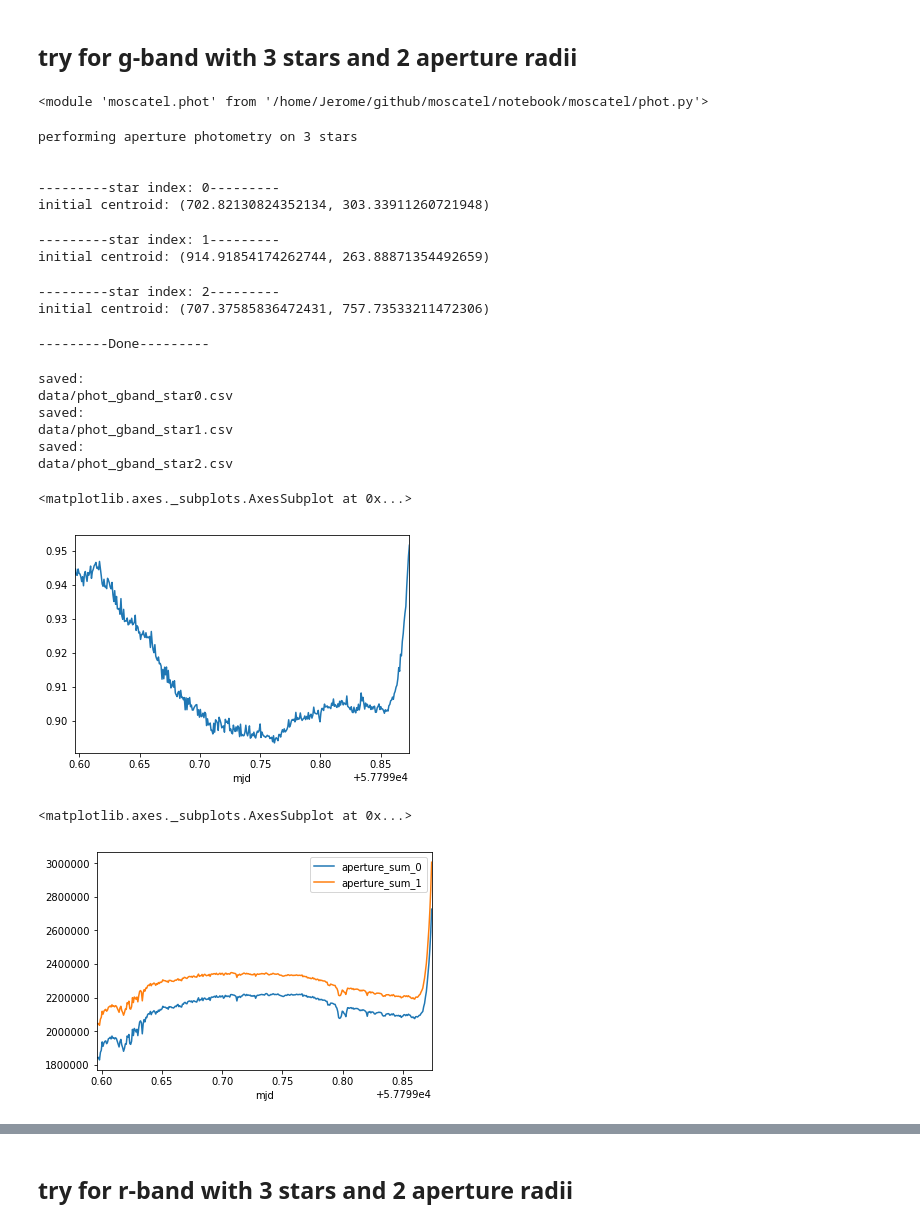
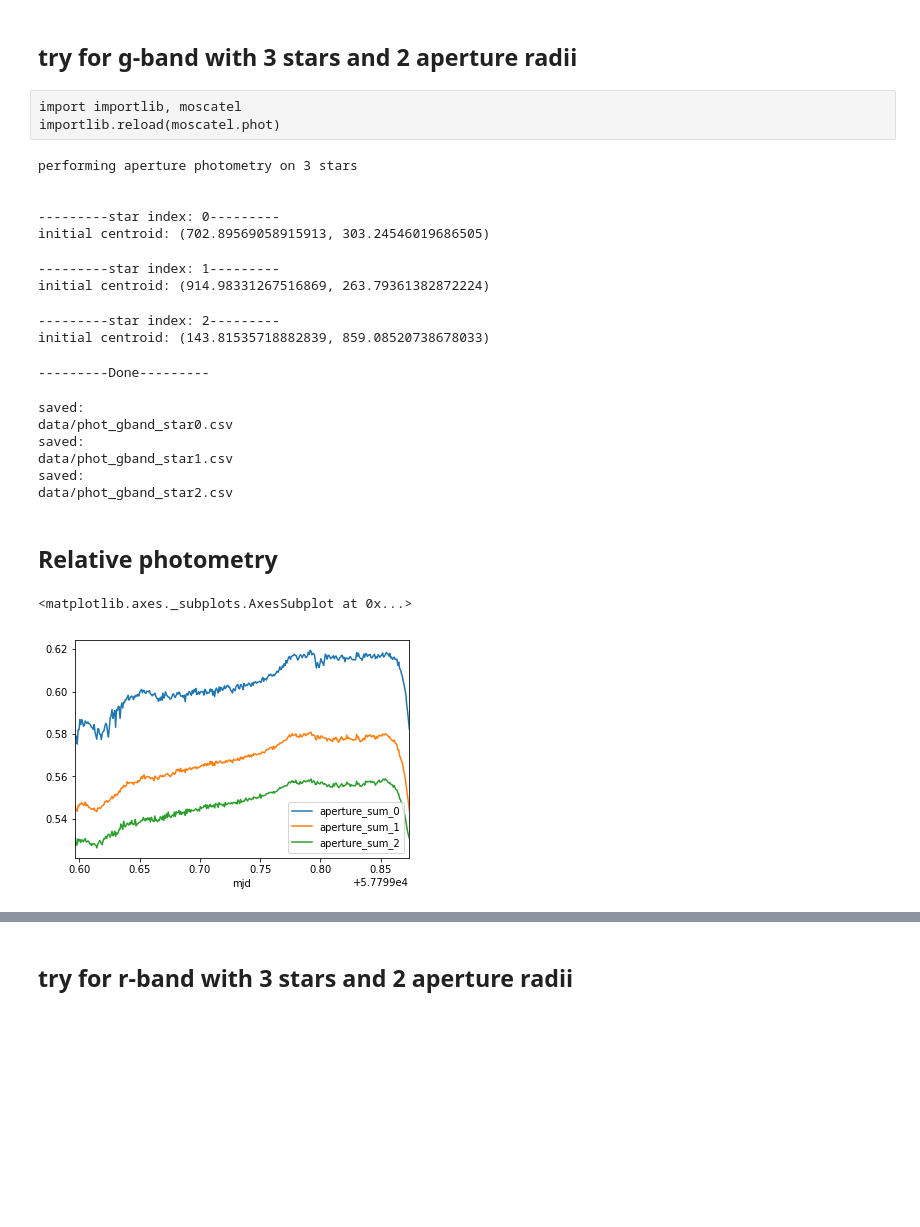
Before and after one commit to jpdeleon/moscatel, a Jupyter notebook: notebook/HAT-P-44 b photometry optimization (all bands without code).ipynb, the cells around one changed output, grey strips where cells are left out. Saved outputs shown, nothing was run; the diff lists cells and outputs as text; code cells hidden in the pictures; blank space fills up the shorter version.

```diff
--- a/notebook/HAT-P-44 b photometry optimization (all bands without code).ipynb
+++ b/notebook/HAT-P-44 b photometry optimization (all bands without code).ipynb
@@ -66,10 +66,11 @@ utils.show_stacked_images(stacked_images)
 ## Detect point sources
 # %%
 from moscatel import phot
+from tqdm import tqdm
 
 sources = []
 
-for idx, img in enumerate(stacked_images):
+for idx, img in tqdm(enumerate(stacked_images)):
     sources.append(phot.get_sources(img, num_stars=10))
 # %% [raw]
 from moscatel import plotting
@@ -89,13 +90,12 @@ for masking, [see](http://stackoverflow.com/questions/8647024/how-to-apply-a-dis
 try `aperture_photometry( ... ,method='subpixel', subpixels=5)` for subpixel accucacy.
 # %% [markdown]
 ## try for g-band with 3 stars and 2 aperture radii
-# %%
-import importlib, moscatel
-importlib.reload(moscatel.phot)
-# %% [output]
-<module 'moscatel.phot' from '/home/Jerome/github/moscatel/notebook/moscatel/phot.py'>
+# %% [raw]
+import importlib, moscatel
+importlib.reload(moscatel.phot)
 # %%
 from moscatel import phot
+from operator import itemgetter
 
 centroids_g = list(zip(sources[0]['xcentroid'],sources[0]['ycentroid']))
 centroids_r = list(zip(sources[1]['xcentroid'],sources[1]['ycentroid']))
@@ -104,27 +104,28 @@ centroids = [centroids_g,centroids_r,centroids_z]
 
 band_idx = 0 #g,r,z
 nstars=3 # or specify as centroids[band_idx][idx0,idx1,...]
-skip_every=1
-radii =[10,15,20]
+#star_positions=centroids[band_idx][:nstars]
+star_positions=itemgetter(0,1,3)(centroids[band_idx])
+radii =[8,15,20]
 box_size = 40
 
-tables=phot.make_lightcurve(bands['g'], centroids[band_idx][:nstars],
+tables_g=phot.make_lightcurve(bands['g'], star_positions,
                        aperture_radii=radii, skip_every=1, box_size=40,
-                       r_in=20, r_out=25);
+                       r_in=20, r_out=40);
 # %% [output]
 performing aperture photometry on 3 stars
 
 
 ---------star index: 0---------
-initial centroid: (702.82130824352134, 303.33911260721948)
+initial centroid: (702.89569058915913, 303.24546019686505)
 ---------star index: 1---------
-initial centroid: (914.91854174262744, 263.88871354492659)
+initial centroid: (914.98331267516869, 263.79361382872224)
 ---------star index: 2---------
-initial centroid: (707.37585836472431, 757.73533211472306)
+initial centroid: (143.81535718882839, 859.08520738678033)
 ---------Done---------
 # %%
 #save as separate csv's per star
-dfs=utils.parse_and_save_tables(tables, band_idx)
+dfs_g=utils.parse_and_save_tables(tables_g, band_idx)
 # %% [output]
 saved:
 data/phot_gband_star0.csv
@@ -132,21 +133,19 @@ saved:
 data/phot_gband_star1.csv
 saved:
 data/phot_gband_star2.csv
+# %% [markdown]
+## Relative photometry
 # %%
 %matplotlib inline
 
-param='aperture_sum_1'
-t=dfs[1][param]
-ref=dfs[0][param]
+param='aperture_sum_0,aperture_sum_1,aperture_sum_2'.split(',')
+target_id=1
+ref_id=0
+
+t=dfs_g[target_id][param]
+ref=dfs_g[ref_id][param]+dfs_g[2][param]
 
 (t/ref).plot()
 # %% [output]
 <matplotlib.axes._subplots.AxesSubplot at 0x...>
-[figure, old version]
+[figure, new version]
-# %%
-star_idx=0
-params = 'aperture_sum_0,aperture_sum_1'.split(',')
-dfs[star_idx][params].plot()
-# %% [output]
-<matplotlib.axes._subplots.AxesSubplot at 0x...>
-[figure, removed]
```
Also changed, not shown: parts of 17 cells of this notebook, 12 other files.
